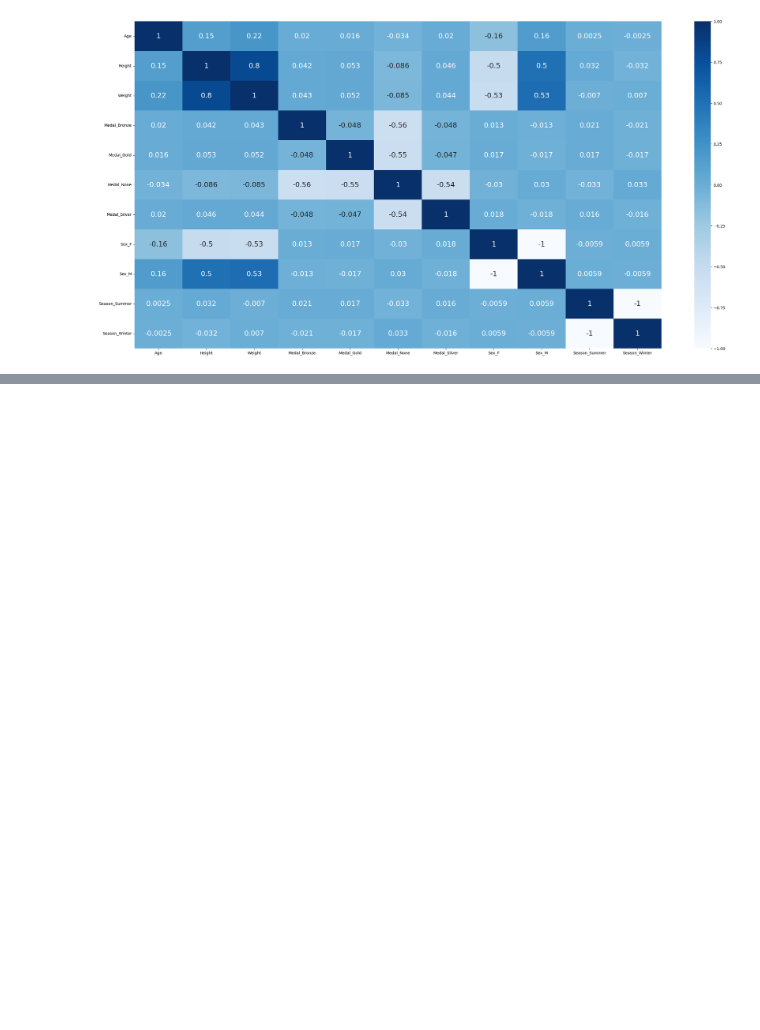
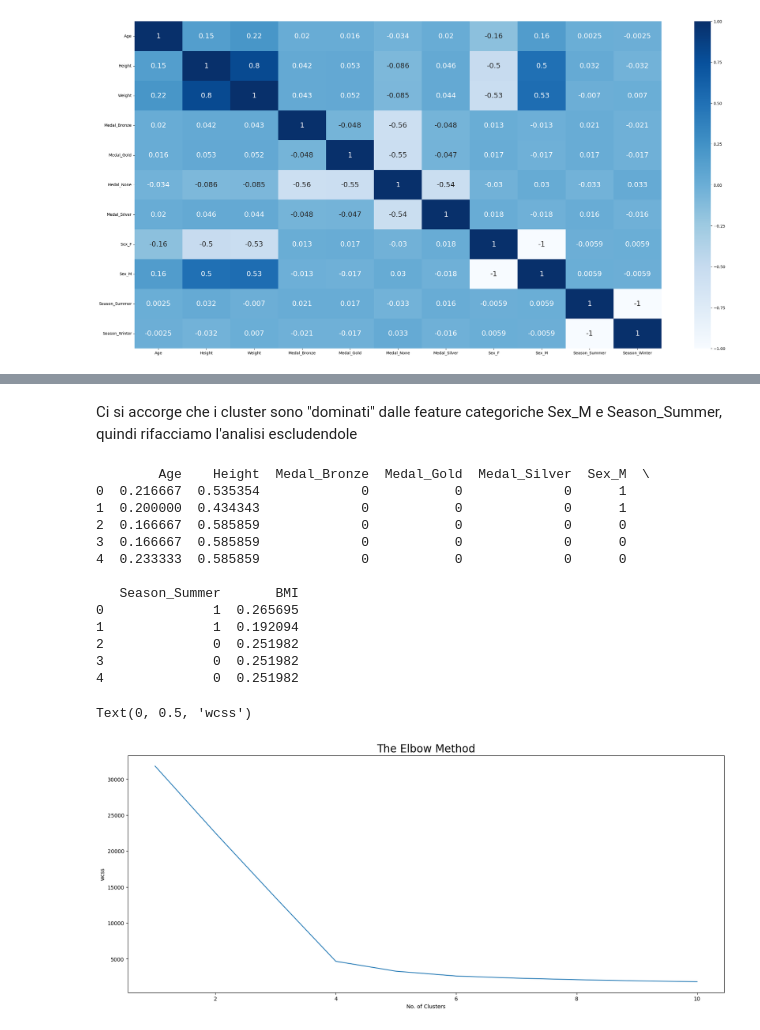
Before and after one commit to matteostronati/Data_science_project, a Jupyter notebook: notebooks/02_classification_clustering.ipynb, the cells around one changed output, grey strips where cells are left out. Cells and saved outputs as stored; diff of their text form; code cells hidden in the pictures; blank space fills up the shorter version.

```diff
--- a/notebooks/02_classification_clustering.ipynb
+++ b/notebooks/02_classification_clustering.ipynb
@@ -114,0 +255,34 @@ ax = sns.heatmap(df_class_senza_id[df_class_senza_id.columns].corr(),cmap="Blues
+# %% [markdown]
+Ci si accorge che i cluster sono "dominati" dalle feature categoriche Sex_M e Season_Summer, quindi rifacciamo l'analisi escludendole
+# %%
+from sklearn.cluster import KMeans
+print(df_final.head())
+df_cluster_2=df_final.drop(columns=['Sex_M', 'Season_Summer'], errors='ignore')
+
+wcss = []
+for i in range(1, 11):
+    km = KMeans(n_clusters = i, init = 'k-means++', max_iter = 300, n_init = 10, random_state = 0)
+    km.fit(df_cluster_2)
+    wcss.append(km.inertia_)
+
+plt.figure(figsize=(20,8))
+plt.plot(range(1, 11), wcss)
+plt.title('The Elbow Method', fontsize = 20)
+plt.xlabel('No. of Clusters')
+plt.ylabel('wcss')
+# %% [output]
+        Age    Height  Medal_Bronze  Medal_Gold  Medal_Silver  Sex_M  \
+0  0.216667  0.535354             0           0             0      1
+1  0.200000  0.434343             0           0             0      1
+2  0.166667  0.585859             0           0             0      0
+3  0.166667  0.585859             0           0             0      0
+4  0.233333  0.585859             0           0             0      0
+
+   Season_Summer       BMI
+0              1  0.265695
+1              1  0.192094
+2              0  0.251982
+3              0  0.251982
+4              0  0.251982
+Text(0, 0.5, 'wcss')
+[figure, added]
```
Also changed, not shown: parts of 14 cells of this notebook.
